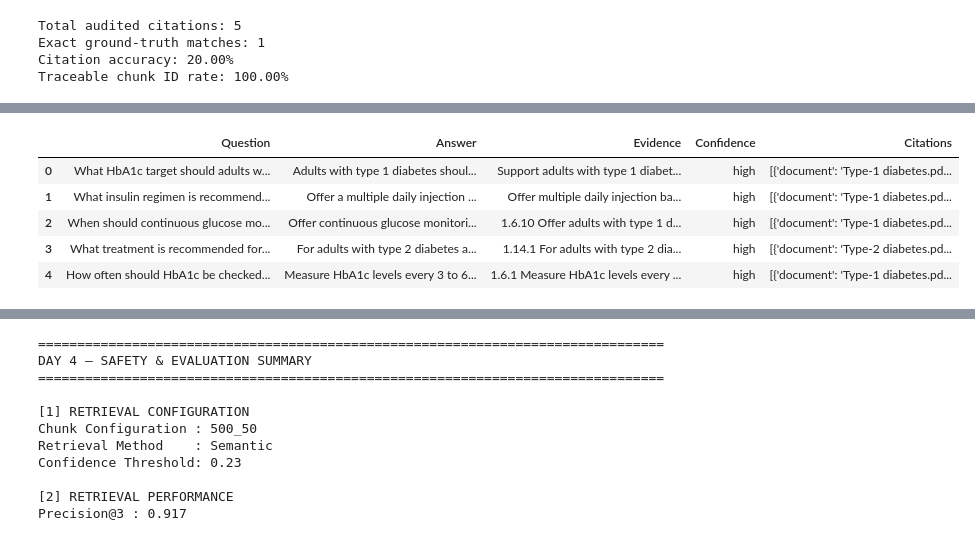
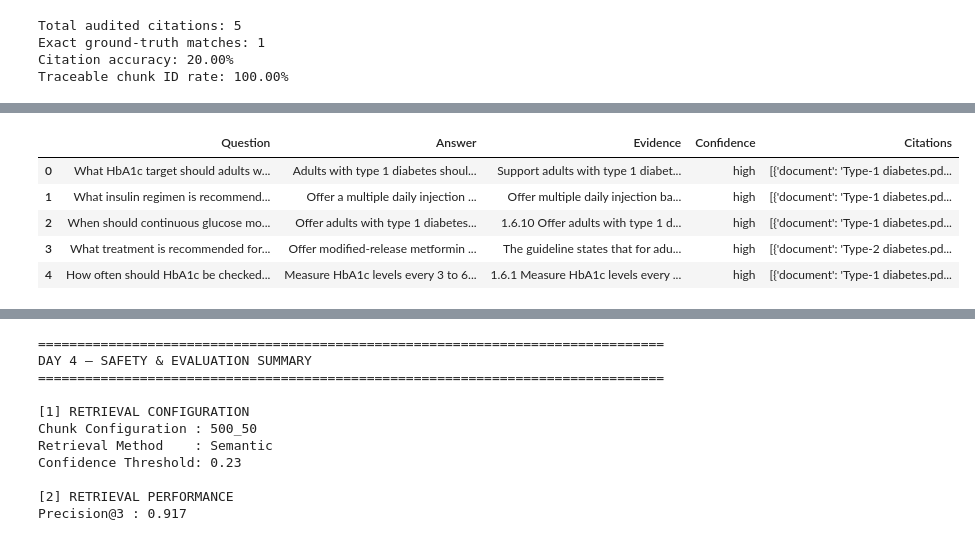
Before and after one commit to Nourmohamed904/Diabetes_RAG_Hackathon, a Jupyter notebook: Diabetes_RAG_Hackathon_Submission_FINAL_Git_Data_(3).ipynb, the cells around one changed output, grey strips where cells are left out. Cells and saved outputs as stored; diff of their text form; code cells hidden in the pictures.

```diff
--- a/Diabetes_RAG_Hackathon_Submission_FINAL_Git_Data_(3).ipynb
+++ b/Diabetes_RAG_Hackathon_Submission_FINAL_Git_Data_(3).ipynb
@@ -3336,10 +2581,4 @@ Non-relevant retained: 100.00%
 # %%
-test_questions = [
-    "What HbA1c target should adults with type 1 diabetes aim for?",
-    "What is the recommended screening interval for breast cancer?",
-    "How much insulin should I take tonight?"
-]
-
 for question in test_questions:
 
     results = vector_stores["500_50"].similarity_search_with_score(
@@ -3679,12 +2800,0 @@ print(check)
-# %%
-# Test 1: Question with sufficient evidence
-result = pipeline.query(
-    "What HbA1c target should adults with type 1 diabetes aim for?"
-)
-
-print("=== HbA1c ===")
-print("Confidence:", result["response"]["confidence"])
-print("Answer:", result["response"]["recommendation"])
-print("Citations:", result["response"]["citations"])
-print("Retrieval:", result["retrieval_confidence"])
-print("Evidence sufficiency:", result["evidence_sufficiency"])
@@ -3698,12 +2800,0 @@ Evidence sufficiency: {'sufficient': True, 'reason': 'Passage 1 explicitly state
-# %%
-# Test 2: Question with related but insufficient evidence
-result = pipeline.query(
-    "What is the usual first-line drug treatment for adults with type 2 diabetes?"
-)
-
-print("=== First-line Type 2 Treatment ===")
-print("Confidence:", result["response"]["confidence"])
-print("Answer:", result["response"]["recommendation"])
-print("Citations:", result["response"]["citations"])
-print("Retrieval:", result["retrieval_confidence"])
-print("Evidence sufficiency:", result["evidence_sufficiency"])
@@ -3735,8 +2801,4 @@ maximum tolerated dose
 # %%
-# ==============================================================================
-# DAY 4 - FAITHFULNESS AUDIT SAMPLE
-# ==============================================================================
-
 faithfulness_questions = [
     "What HbA1c target should adults with type 1 diabetes aim for?",
     "What insulin regimen is recommended for adults with type 1 diabetes?",
@@ -3745,38 +2807,39 @@ faithfulness_questions = [
     "How often should HbA1c be checked in adults with type 1 diabetes?"
 ]
 
 faithfulness_results = []
 
 for question in faithfulness_questions:
 
-    result = pipeline.query(question)
+    # Call ask_clinical_question to get the risk_level and other parsed components
+    result = ask_clinical_question(question)
 
     faithfulness_results.append({
         "Question": question,
-        "Answer": result["response"]["recommendation"],
-        "Evidence": result["response"]["evidence"],
-        "Citations": result["response"]["citations"],
-        "Confidence": result["response"]["confidence"],
+        "Answer": result["answer"],
+        "Evidence": result["evidence"],
+        "Citations": result["citations"],
+        "Confidence": result["confidence"],
         "Risk": result["risk_level"]
     })
 
 faithfulness_df = pd.DataFrame(faithfulness_results)
 
 display(
     faithfulness_df[
         [
             "Question",
             "Answer",
             "Evidence",
             "Confidence",
             "Citations"
         ]
     ]
 )
 # %% [output]
 |  | Question | Answer | Evidence | Confidence | Citations |
 | 0 | What HbA1c target should adults w... | Adults with type 1 diabetes shoul... | Support adults with type 1 diabet... | high | [{'document': 'Type-1 diabetes.pd... |
 | 1 | What insulin regimen is recommend... | Offer a multiple daily injection ... | Offer multiple daily injection ba... | high | [{'document': 'Type-1 diabetes.pd... |
-| 2 | When should continuous glucose mo... | Offer continuous glucose monitori... | 1.6.10 Offer adults with type 1 d... | high | [{'document': 'Type-1 diabetes.pd... |
-| 3 | What treatment is recommended for... | For adults with type 2 diabetes a... | 1.14.1 For adults with type 2 dia... | high | [{'document': 'Type-2 diabetes.pd... |
+| 2 | When should continuous glucose mo... | Offer adults with type 1 diabetes... | 1.6.10 Offer adults with type 1 d... | high | [{'document': 'Type-1 diabetes.pd... |
+| 3 | What treatment is recommended for... | Offer modified-release metformin ... | The guideline states that for adu... | high | [{'document': 'Type-2 diabetes.pd... |
 | 4 | How often should HbA1c be checked... | Measure HbA1c levels every 3 to 6... | 1.6.1 Measure HbA1c levels every ... | high | [{'document': 'Type-1 diabetes.pd... |
```
Also changed, not shown: parts of 50 cells of this notebook.
